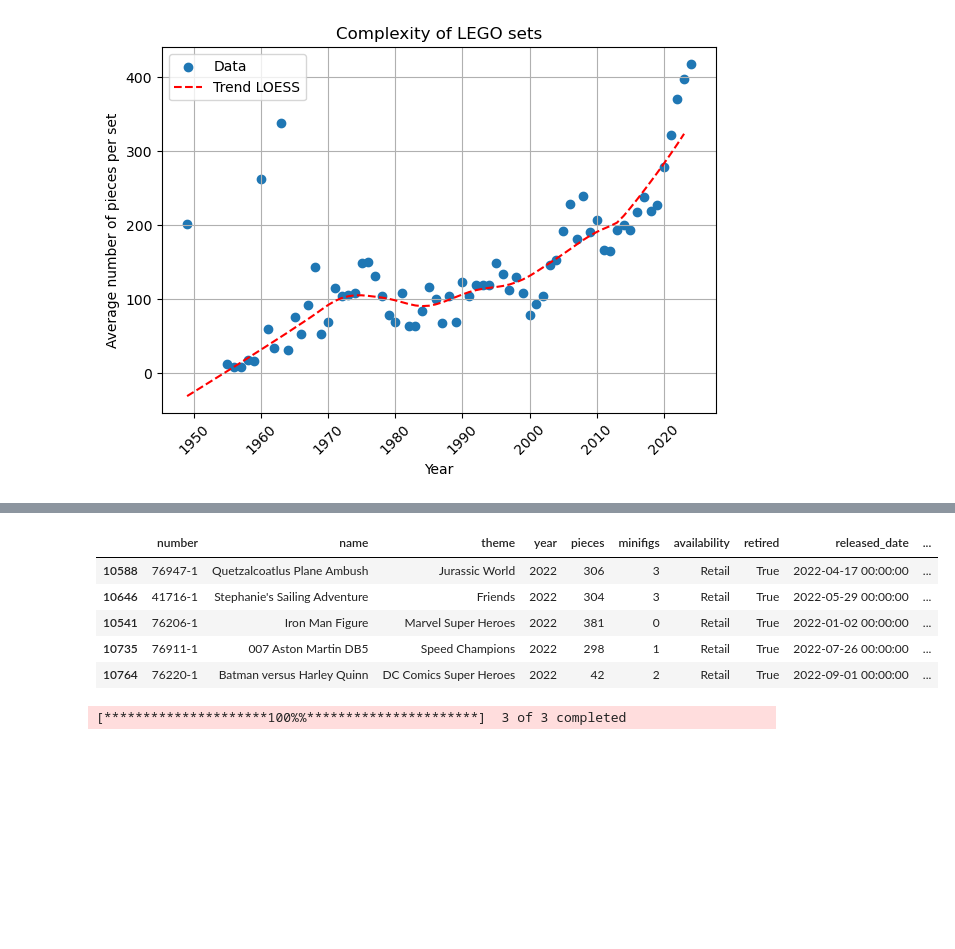
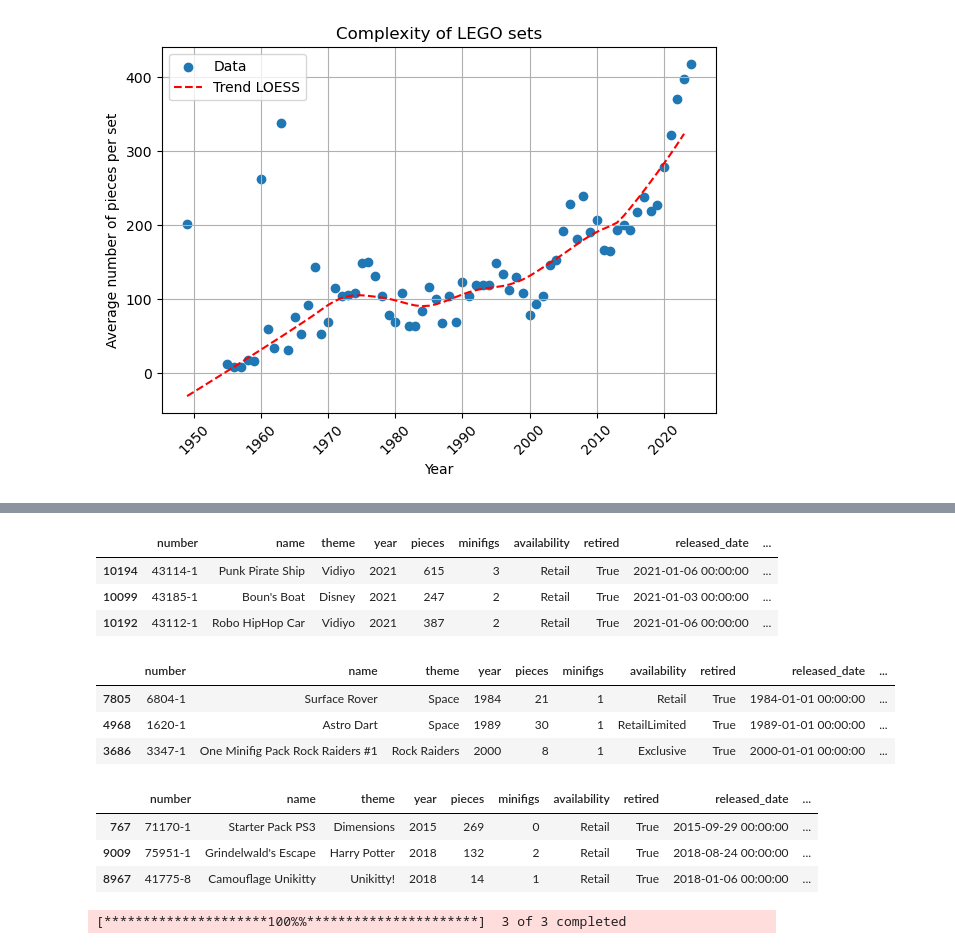
Before and after one commit to dawidgrabarczyk/lego-investment-analysis, a Jupyter notebook: lego.ipynb, the cells around one changed output, grey strips where cells are left out. Cells and saved outputs as stored; diff of their text form; code cells hidden in the pictures; blank space fills up the shorter version.

```diff
--- a/lego.ipynb
+++ b/lego.ipynb
@@ -38,8 +67,7 @@ df = df.drop(['Subtheme', 'Paid', 'Growth', 'Condition', 'Date', 'Notes', 'Colle
 # %%
 # All column names should start with a lowerletter and have '_' where space is required
 df.columns = [col.lower() for col in df.columns]
-df.rename(columns={'releaseddate': 'released_date'}, inplace=True)
-df.rename(columns={'retireddate': 'retired_date'}, inplace=True)
+df.rename(columns={'releaseddate': 'released_date', 'retireddate': 'retired_date'}, inplace=True)
 
 df.head()
 # %% [output]
@@ -71,7 +99,3 @@ retail            0
 value             0
 dtype: int64
 Number of rows with at least one NaN value: 35.
-# %%
-# Removing rows with at least one NaN value
-df = df.dropna()
-print(df.isnull().sum())
@@ -120,7 +130,7 @@ df.head()
 # Function to convert date format and handle invalid dates
 def convert_date_format(date_str):
     try:
-        return pd.to_datetime(date_str, format="%d/%m/%Y")
+        return pd.to_datetime(date_str)
     except ValueError:
         return pd.NaT
 
@@ -312,9 +376,11 @@ plt.show()
 # %%
 # Filer database
-df = df[(df['year'] >= 1980) & (df['year'] <= 2022)]
 df = df[(df['pieces'] != 0)]
 df = df[(df['retail'] != 0)]
-df = df[(df['retired'] == True)]
+date_min = pd.Timestamp('1979-12-31')
+date_max = pd.Timestamp('2022-12-31')
+df = df[df['retired_date'] >= date_min]
+df = df[df['retired_date'] <= date_max]
 
 # Reset index
 df = df.reset_index(drop=True)
@@ -401,13 +456,27 @@ df.sort_values("APR", ascending=False).head()
 # %%
 # Lowest APR values
-df.sort_values("APR", ascending=True).head()
+df.sort_values("APR", ascending=True).head(3)
 # %% [output]
 |  | number | name | theme | year | pieces | minifigs | availability | retired | released_date | ... |
-| 10588 | 76947-1 | Quetzalcoatlus Plane Ambush | Jurassic World | 2022 | 306 | 3 | Retail | True | 2022-04-17 00:00:00 | ... |
-| 10646 | 41716-1 | Stephanie's Sailing Adventure | Friends | 2022 | 304 | 3 | Retail | True | 2022-05-29 00:00:00 | ... |
-| 10541 | 76206-1 | Iron Man Figure | Marvel Super Heroes | 2022 | 381 | 0 | Retail | True | 2022-01-02 00:00:00 | ... |
-| 10735 | 76911-1 | 007 Aston Martin DB5 | Speed Champions | 2022 | 298 | 1 | Retail | True | 2022-07-26 00:00:00 | ... |
-| 10764 | 76220-1 | Batman versus Harley Quinn | DC Comics Super Heroes | 2022 | 42 | 2 | Retail | True | 2022-09-01 00:00:00 | ... |
+| 10194 | 43114-1 | Punk Pirate Ship | Vidiyo | 2021 | 615 | 3 | Retail | True | 2021-01-06 00:00:00 | ... |
+| 10099 | 43185-1 | Boun's Boat | Disney | 2021 | 247 | 2 | Retail | True | 2021-01-03 00:00:00 | ... |
+| 10192 | 43112-1 | Robo HipHop Car | Vidiyo | 2021 | 387 | 2 | Retail | True | 2021-01-06 00:00:00 | ... |
+# %%
+# Highest HPR values
+df.sort_values("HPR", ascending=False).head(3)
+# %% [output]
+|  | number | name | theme | year | pieces | minifigs | availability | retired | released_date | ... |
+| 7805 | 6804-1 | Surface Rover | Space | 1984 | 21 | 1 | Retail | True | 1984-01-01 00:00:00 | ... |
+| 4968 | 1620-1 | Astro Dart | Space | 1989 | 30 | 1 | RetailLimited | True | 1989-01-01 00:00:00 | ... |
+| 3686 | 3347-1 | One Minifig Pack Rock Raiders #1 | Rock Raiders | 2000 | 8 | 1 | Exclusive | True | 2000-01-01 00:00:00 | ... |
+# %%
+# Lowest HPR values
+df.sort_values("HPR", ascending=True).head(3)
+# %% [output]
+|  | number | name | theme | year | pieces | minifigs | availability | retired | released_date | ... |
+| 767 | 71170-1 | Starter Pack PS3 | Dimensions | 2015 | 269 | 0 | Retail | True | 2015-09-29 00:00:00 | ... |
+| 9009 | 75951-1 | Grindelwald's Escape | Harry Potter | 2018 | 132 | 2 | Retail | True | 2018-08-24 00:00:00 | ... |
+| 8967 | 41775-8 | Camouflage Unikitty | Unikitty! | 2018 | 14 | 1 | Retail | True | 2018-01-06 00:00:00 | ... |
 # %%
 yf.pdr_override()
 other_instruments = pdr.get_data_yahoo(["^GSPC", "^GDAXI", "BTC-USD"], start="1990-01-01", end="2023-12-31")
```
Also changed, not shown: parts of 50 cells of this notebook, 10 other files.
